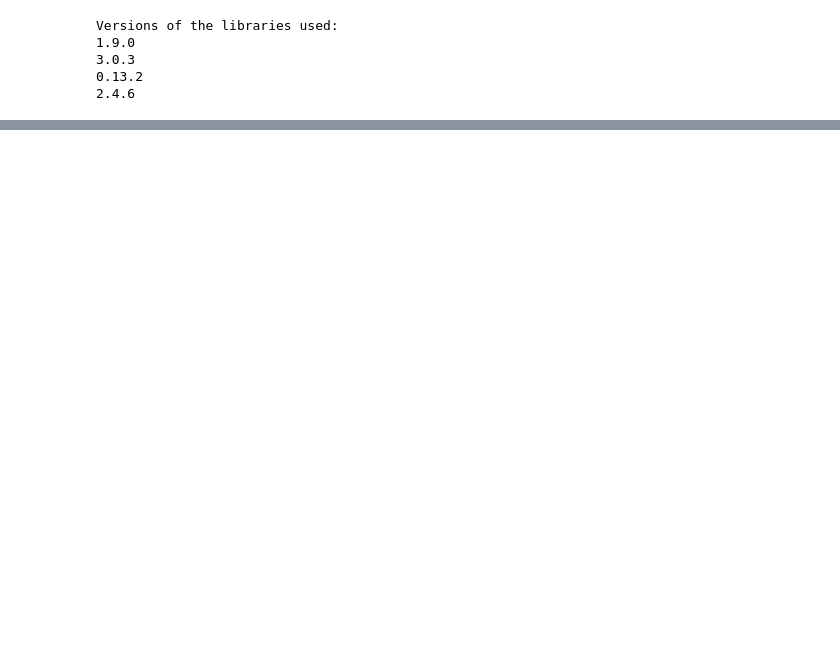
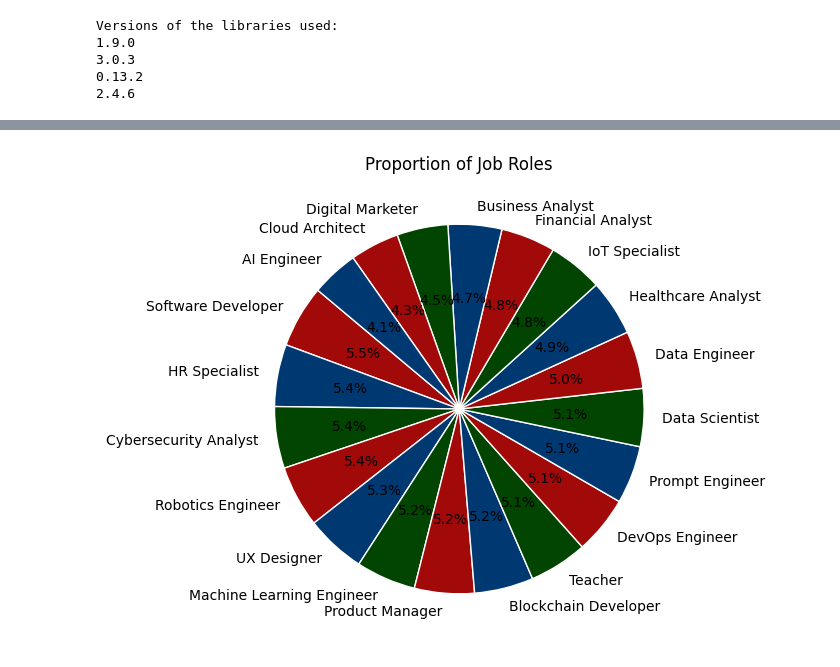
Before and after one commit to luitzdaryl/AI-Impact-2030, a Jupyter notebook: notebeooks/exploration.ipynb, the cells around one changed output, grey strips where cells are left out. Saved outputs shown, nothing was run; the diff lists cells and outputs as text; code cells hidden in the pictures; blank space fills up the shorter version.

```diff
--- a/notebeooks/exploration.ipynb
+++ b/notebeooks/exploration.ipynb
@@ -208,0 +270,24 @@ df.head()
+# %%
+# Distribution of students by job role using a pie chart
+
+# Step 1: Count job occurrences
+job_counts = df['Job_Title'].value_counts()
+
+# Step 2: Plotting
+plt.figure(figsize=(6, 6))
+# Define a vivid color palette
+job_colors = ["#a20909","#003971","#014501"]
+
+plt.pie(
+    job_counts.values,
+    labels=job_counts.index,
+    autopct='%1.1f%%',     # Shows percentages on slices
+    startangle=140,          # Rotates chart starting angle
+    colors=job_colors,
+    wedgeprops={'edgecolor': 'white', 'linewidth': 1} # Adds space between slices
+)
+
+plt.title('Proportion of Job Roles')
+plt.show()
+# %% [output]
+[figure, added]
```
Also changed, not shown: parts of 9 cells of this notebook.
